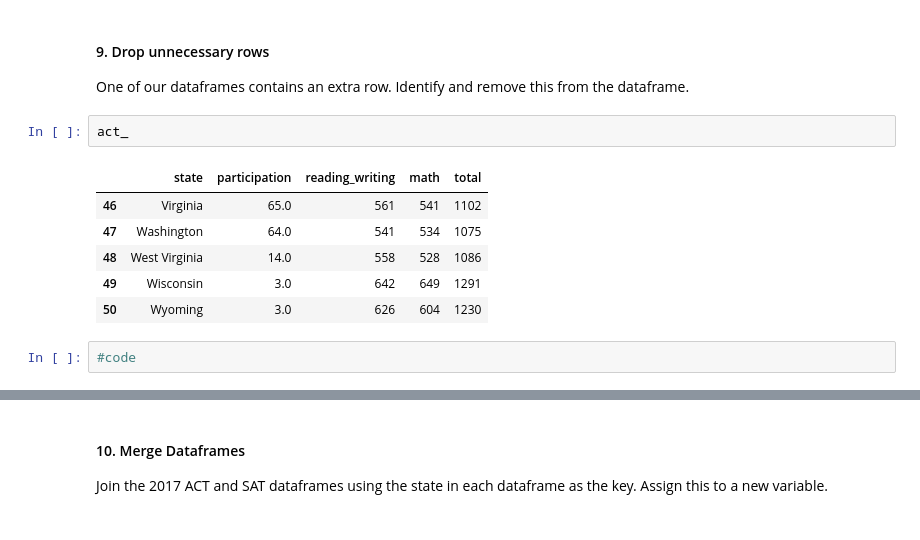
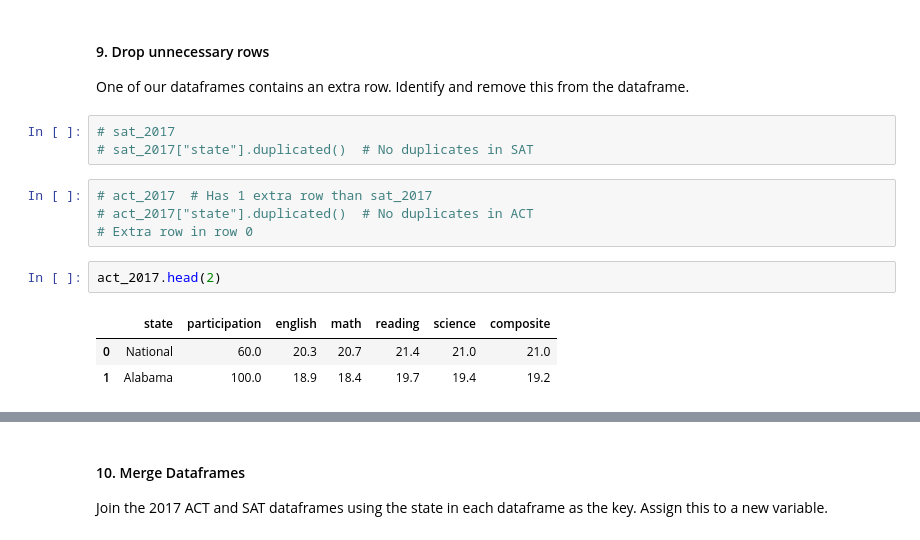
Before and after one commit to patruq/act-sat-performance, a Jupyter notebook: code/starter-code.ipynb, the cells around one changed output, grey strips where cells are left out. Saved outputs shown, nothing was run; the diff lists cells and outputs as text.

```diff
--- a/code/starter-code.ipynb
+++ b/code/starter-code.ipynb
@@ -373,14 +373,16 @@ Provided is the skeleton for formatting a markdown table, with columns headers t
 #### 9. Drop unnecessary rows
 
 One of our dataframes contains an extra row. Identify and remove this from the dataframe.
-# %%
-act_
-# %% [output]
-|  | state | participation | reading_writing | math | total |
-| 46 | Virginia | 65.0 | 561 | 541 | 1102 |
-| 47 | Washington | 64.0 | 541 | 534 | 1075 |
-| 48 | West Virginia | 14.0 | 558 | 528 | 1086 |
-| 49 | Wisconsin | 3.0 | 642 | 649 | 1291 |
-| 50 | Wyoming | 3.0 | 626 | 604 | 1230 |
-# %%
-#code
+# %%
+# sat_2017
+# sat_2017["state"].duplicated()  # No duplicates in SAT
+# %%
+# act_2017  # Has 1 extra row than sat_2017
+# act_2017["state"].duplicated()  # No duplicates in ACT
+# Extra row in row 0
+# %%
+act_2017.head(2)
+# %% [output]
+|  | state | participation | english | math | reading | science | composite |
+| 0 | National | 60.0 | 20.3 | 20.7 | 21.4 | 21.0 | 21.0 |
+| 1 | Alabama | 100.0 | 18.9 | 18.4 | 19.7 | 19.4 | 19.2 |
```
Also changed, not shown: parts of 8 cells of this notebook, 2 other files.
